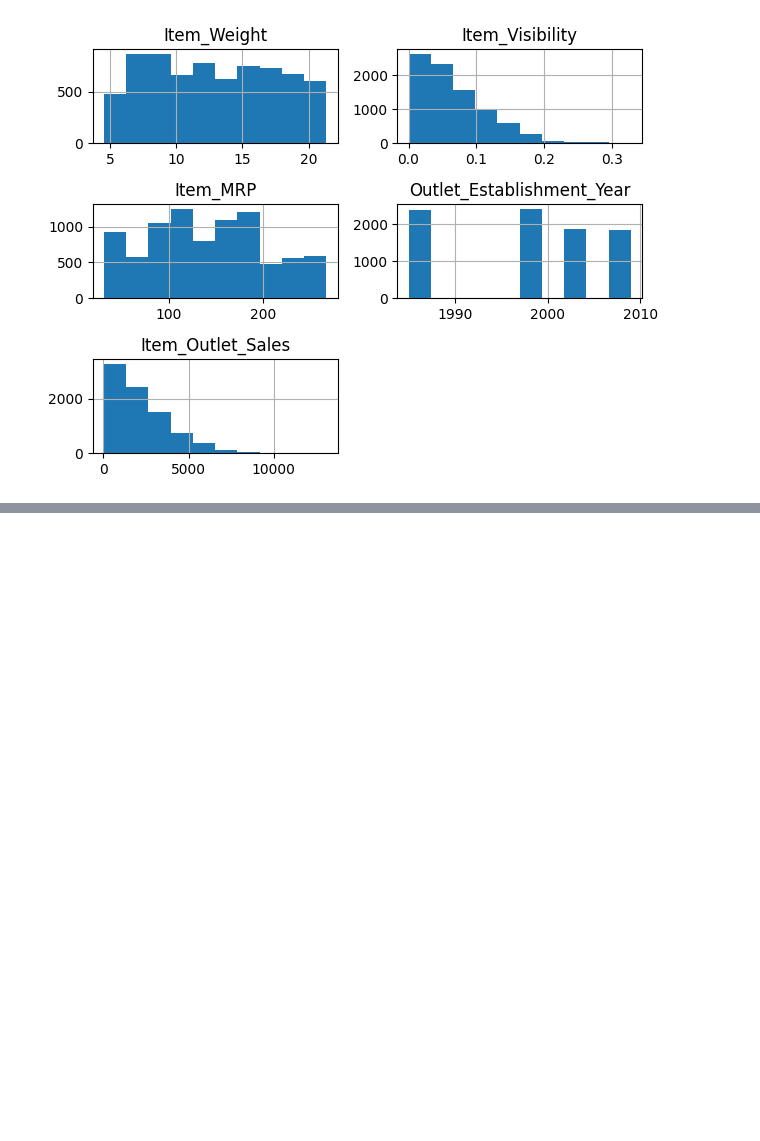
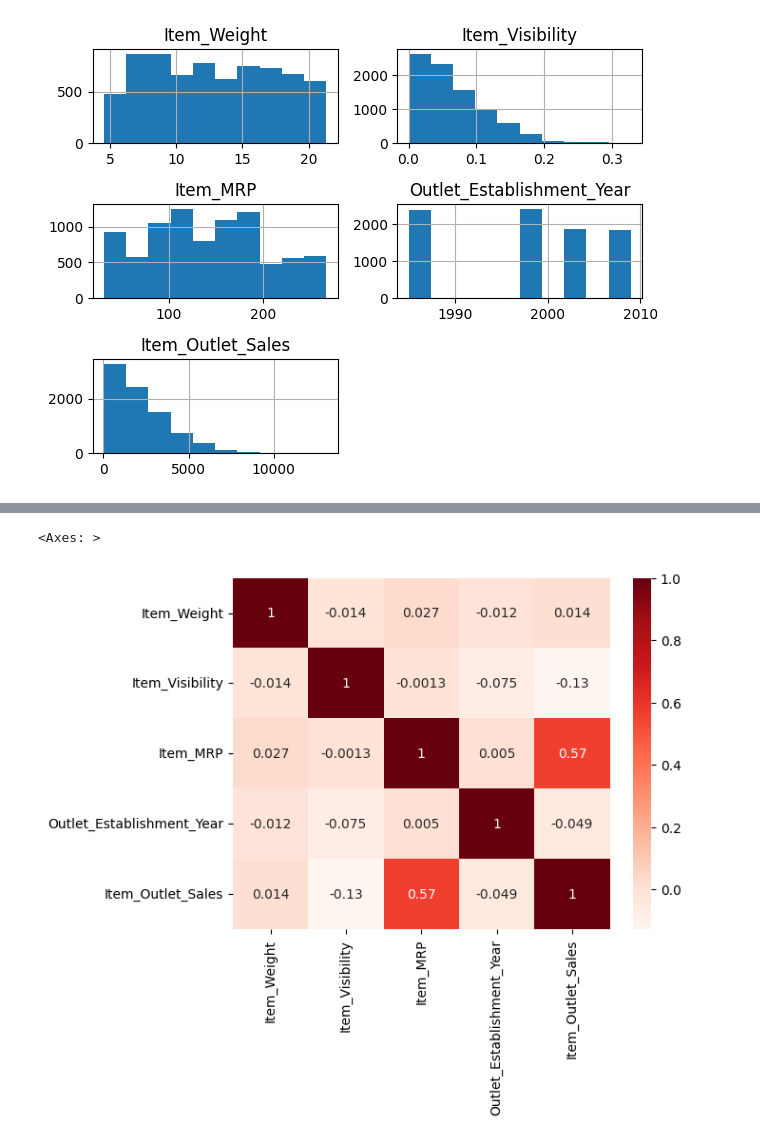
Before and after one commit to PatriciaReyesAv/Prediccion-de-ventas, a Jupyter notebook: Sales_predictions.ipynb, the cells around one changed output, grey strips where cells are left out. Saved outputs shown, nothing was run; the diff lists cells and outputs as text; code cells hidden in the pictures; blank space fills up the shorter version.

```diff
--- a/Sales_predictions.ipynb
+++ b/Sales_predictions.ipynb
@@ -237,2 +229,7 @@ plt.boxplot([sales_doc['Item_Weight'],sales_doc['Item_MRP']],labels=['Dogs','Cat
 # %%
 # 3.3 Mapa de calor de la correlación entre las características.
+corr=sales_doc.corr()
+sns.heatmap(corr,cmap='Reds', annot=True) # No hay correlación entre los datos
+# %% [output]
+<Axes: >
+[figure, added]
```
Also changed, not shown: parts of 2 cells of this notebook.
